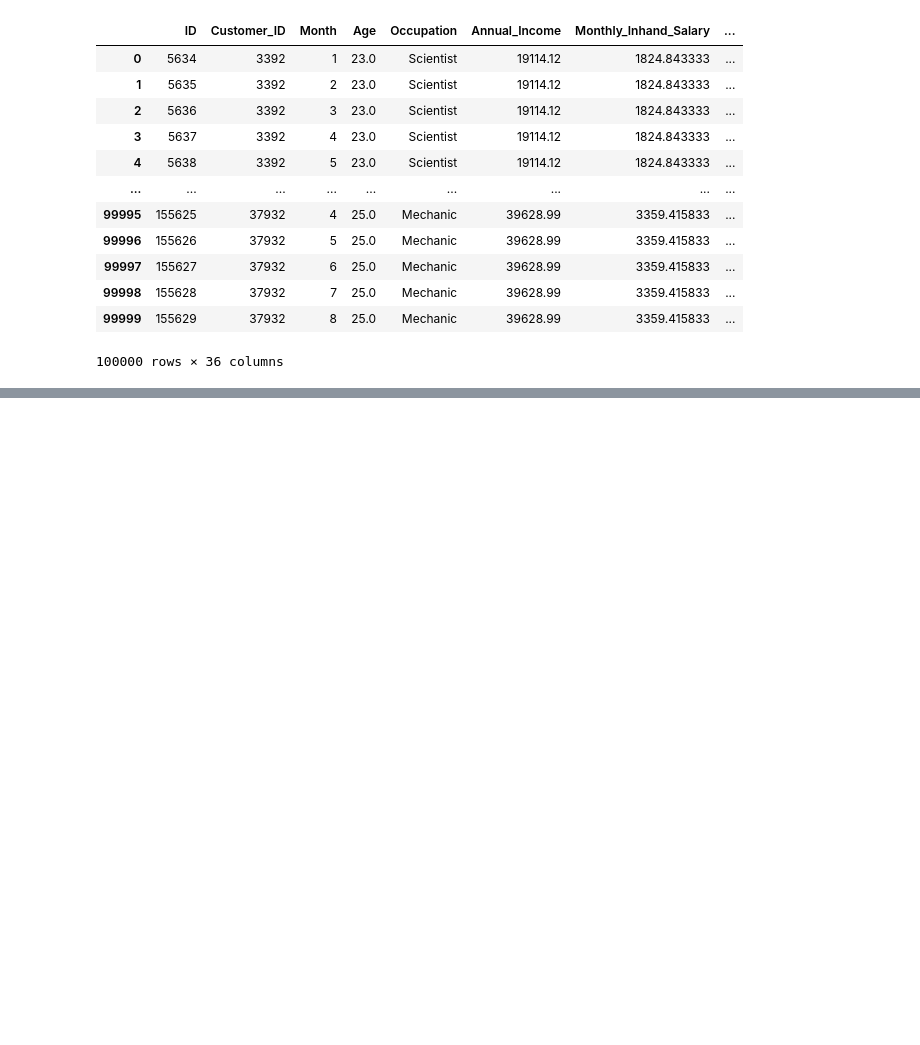
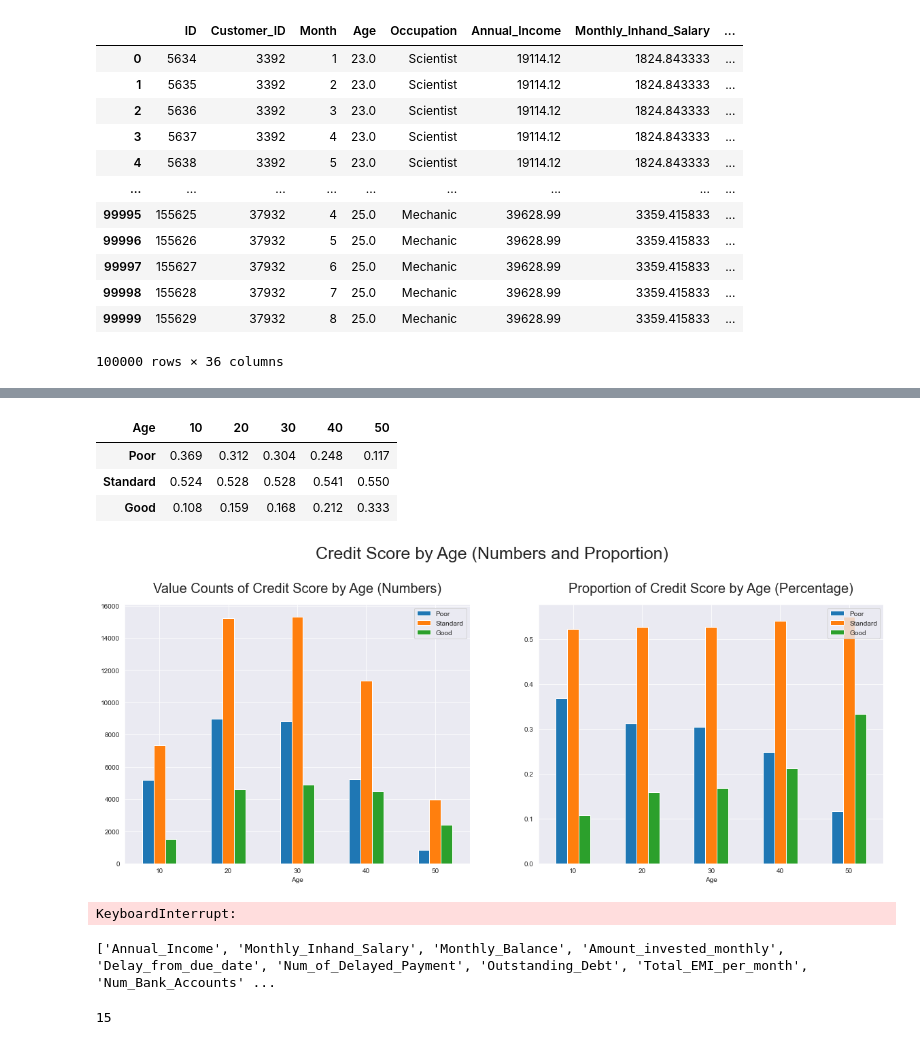
Before and after one commit to Rphabet/Imbalanced, a Jupyter notebook: CreditScore/eda.ipynb, the cells around one changed output, grey strips where cells are left out. Cells and saved outputs as stored; diff of their text form; code cells hidden in the pictures; blank space fills up the shorter version.

```diff
--- a/CreditScore/eda.ipynb
+++ b/CreditScore/eda.ipynb
@@ -201,0 +529,3 @@ plt.hist(cleaned_df['Annual_Income'])
+# %%
+cleaned_df['Age'] = age_bins
+cleaned_df['Age']
@@ -201,0 +581,4 @@ plt.hist(cleaned_df['Annual_Income'])
+# %%
+dfu = pd.DataFrame(cleaned_df.groupby('Age')['Credit_Score'].value_counts().unstack())
+dfu.columns = list(map(lambda x: idx2label[x], dfu.columns))
+dfu
@@ -201,0 +604,28 @@ plt.hist(cleaned_df['Annual_Income'])
+# %%
+dfu.sum(axis=1)
+dfu_percentage = dfu.T.apply(lambda x : np.round(x/x.sum(), 3))
+dfu_percentage
+# %% [output]
+| Age | 10 | 20 | 30 | 40 | 50 |
+| Poor | 0.369 | 0.312 | 0.304 | 0.248 | 0.117 |
+| Standard | 0.524 | 0.528 | 0.528 | 0.541 | 0.550 |
+| Good | 0.108 | 0.159 | 0.168 | 0.212 | 0.333 |
+# %%
+fig, ax = plt.subplots(1, 2, figsize=(20, 7))
+dfu.plot(kind='bar', ax=ax[0])
+ax[0].tick_params(labelrotation=0)
+ax[0].set_title('Value Counts of Credit Score by Age (Numbers)', fontsize=20, y=1.03)
+
+dfu_percentage.T.plot(kind='bar', ax=ax[1])
+ax[1].tick_params(labelrotation=0)
+ax[1].set_title('Proportion of Credit Score by Age (Percentage)', fontsize=20, y=1.03)
+
+fig.suptitle('Credit Score by Age (Numbers and Proportion)', fontsize=25, y=1.05)
+
+plt.show()
+# %% [output]
+[figure, added]
+# %%
+cleaned_df.groupby('Customer_ID').describe()
+# %% [output]
+KeyboardInterrupt:
@@ -201,0 +640,8 @@ plt.hist(cleaned_df['Annual_Income'])
+# %%
+total_cols = income_cols + inv_cols + debt_cols + credit_cols + loan_cols
+print(total_cols)
+total_len = len(income_cols + inv_cols + debt_cols + credit_cols + loan_cols)
+total_len
+# %% [output]
+['Annual_Income', 'Monthly_Inhand_Salary', 'Monthly_Balance', 'Amount_invested_monthly', 'Delay_from_due_date', 'Num_of_Delayed_Payment', 'Outstanding_Debt', 'Total_EMI_per_month', 'Num_Bank_Accounts' ...
+15
```
Also changed, not shown: parts of 61 cells of this notebook.
